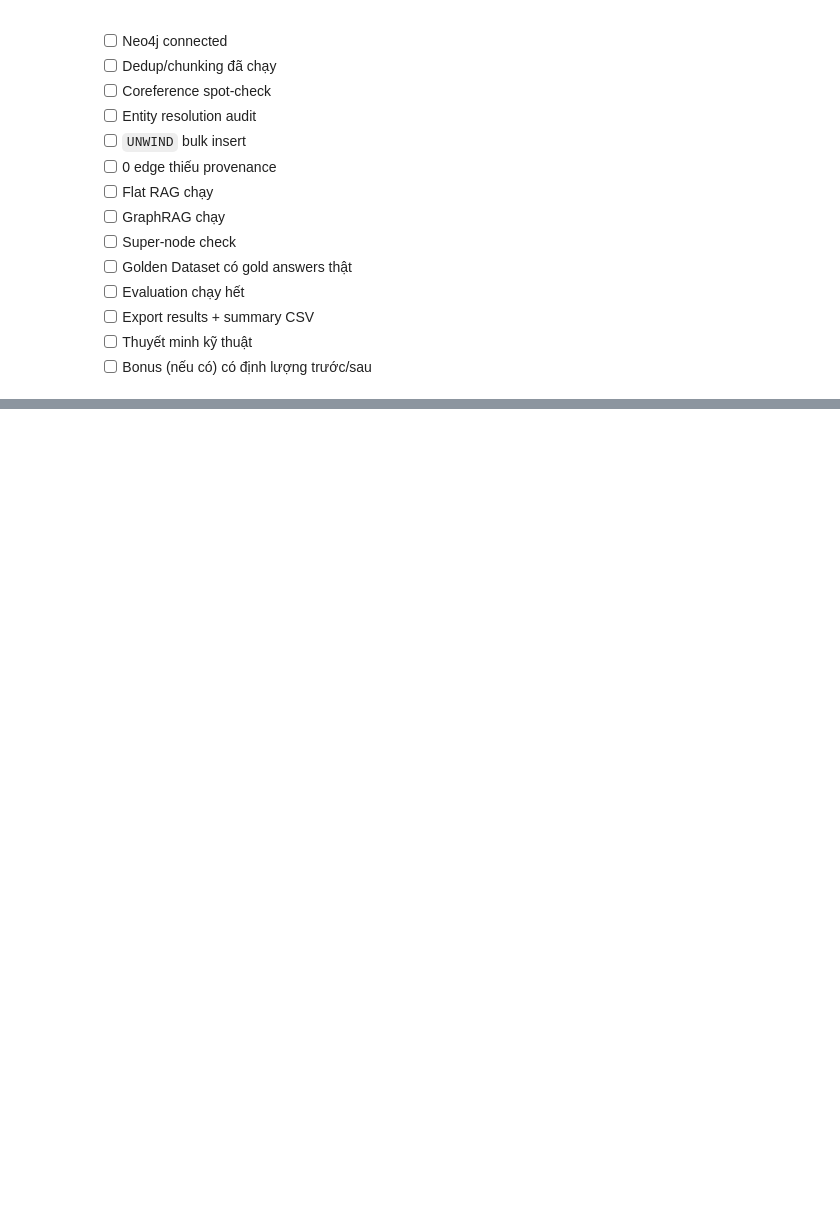
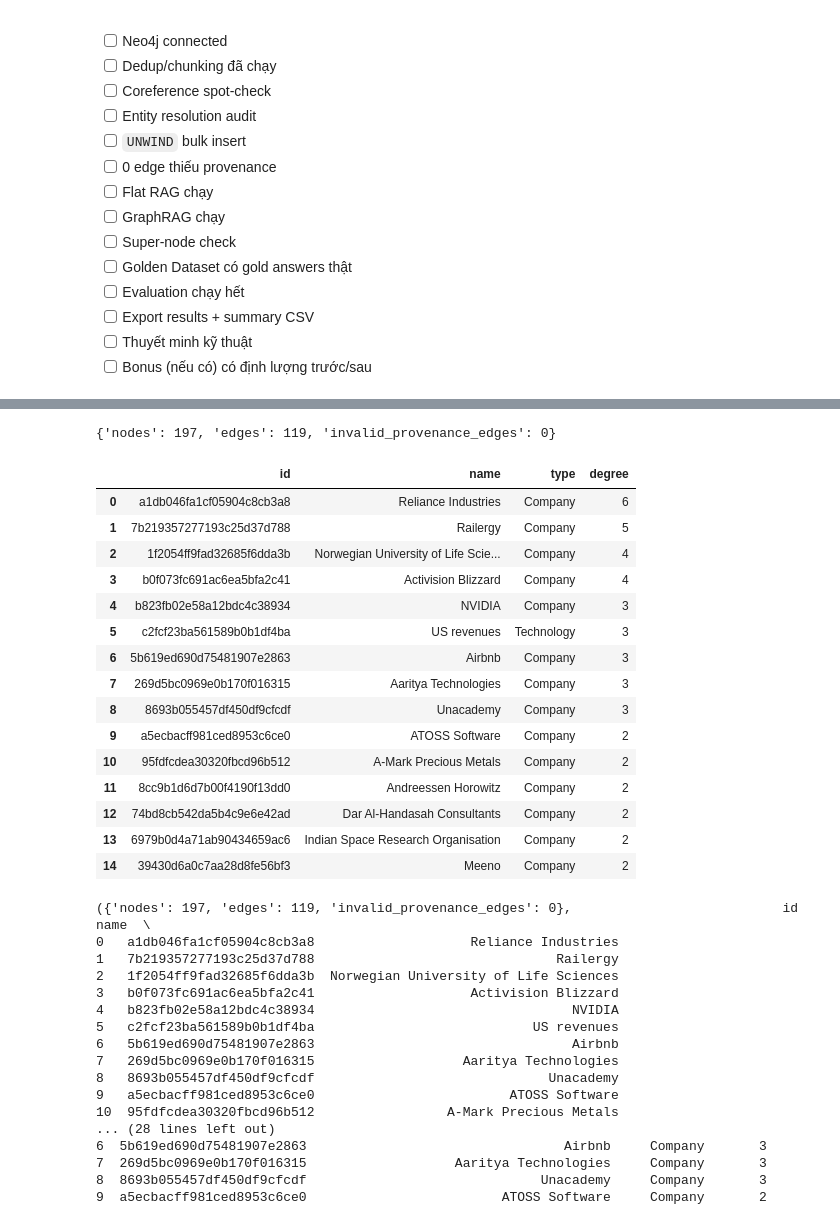
Before and after one commit to ThaiTu2602/K4-Track3-Lab19-GraphRAG_2A202601504, a Jupyter notebook: Day19_GraphRAG_vs_FlatRAG_Production_Lab_Guide.ipynb, the cells around one changed output, grey strips where cells are left out. Saved outputs shown, nothing was run; the diff lists cells and outputs as text; code cells hidden in the pictures; blank space fills up the shorter version.

```diff
--- a/Day19_GraphRAG_vs_FlatRAG_Production_Lab_Guide.ipynb
+++ b/Day19_GraphRAG_vs_FlatRAG_Production_Lab_Guide.ipynb
@@ -796,0 +960,9 @@ display(raw_triples_df.head())
+# %%
+try:
+    obj, usage = groq_json(
+        "Return strict JSON only.",
+        'Return {"status": "ok"}'
+    )
+    print("THANH CONG:", obj)
+except Exception as e:
+    print("LOI THUC SU:", repr(e))
@@ -796,0 +971,25 @@ display(raw_triples_df.head())
+# %%
+import re
+
+# Uu tien chunk co >=2 ten cong ty/thuc the viet hoa gan nhau (rui ro nham antecedent cao)
+def count_capitalized_seqs(text):
+    return len(re.findall(r'\b[A-Z][a-zA-Z&\.]*(?:\s[A-Z][a-zA-Z&\.]*){0,2}\b', text))
+
+cmp2 = extraction_source[extraction_source.text != extraction_source.resolved_text].copy()
+cmp2["risk_score"] = cmp2.text.map(count_capitalized_seqs)
+risky = cmp2.sort_values("risk_score", ascending=False).head(6)
+for r in risky.itertuples():
+    print("="*80)
+    print("CHUNK:", r.chunk_id, "| risk_score:", r.risk_score)
+    print("BEFORE:", r.text[:350])
+    print("AFTER :", r.resolved_text[:350])
+
+print("\n" + "#"*80)
+print("VI DU unresolved_mentions (co ghi nhan, khong tu suy dien):")
+unresolved = extraction_source[extraction_source.unresolved_mentions.map(len) > 0]
+print("Tong so:", len(unresolved))
+for r in unresolved.head(3).itertuples():
+    print("-"*80)
+    print("CHUNK:", r.chunk_id)
+    print("TEXT:", r.text[:250])
+    print("UNRESOLVED:", r.unresolved_mentions)
@@ -1733,0 +2207,45 @@ else:
+# %%
+try:
+    print(graph_checks())
+except Exception as e:
+    print("SKIP graph_checks:", e)
+
+try:
+    print(top_degree_df.head(10).to_string())
+except Exception as e:
+    print("SKIP top_degree_df:", e)
+# %% [output]
+{'nodes': 197, 'edges': 119, 'invalid_provenance_edges': 0}
+|  | id | name | type | degree |
+| 0 | a1db046fa1cf05904c8cb3a8 | Reliance Industries | Company | 6 |
+| 1 | 7b219357277193c25d37d788 | Railergy | Company | 5 |
+| 2 | 1f2054ff9fad32685f6dda3b | Norwegian University of Life Scie... | Company | 4 |
+| 3 | b0f073fc691ac6ea5bfa2c41 | Activision Blizzard | Company | 4 |
+| 4 | b823fb02e58a12bdc4c38934 | NVIDIA | Company | 3 |
+| 5 | c2fcf23ba561589b0b1df4ba | US revenues | Technology | 3 |
+| 6 | 5b619ed690d75481907e2863 | Airbnb | Company | 3 |
+| 7 | 269d5bc0969e0b170f016315 | Aaritya Technologies | Company | 3 |
+| 8 | 8693b055457df450df9cfcdf | Unacademy | Company | 3 |
+| 9 | a5ecbacff981ced8953c6ce0 | ATOSS Software | Company | 2 |
+| 10 | 95fdfcdea30320fbcd96b512 | A-Mark Precious Metals | Company | 2 |
+| 11 | 8cc9b1d6d7b00f4190f13dd0 | Andreessen Horowitz | Company | 2 |
+| 12 | 74bd8cb542da5b4c9e6e42ad | Dar Al-Handasah Consultants | Company | 2 |
+| 13 | 6979b0d4a71ab90434659ac6 | Indian Space Research Organisation | Company | 2 |
+| 14 | 39430d6a0c7aa28d8fe56bf3 | Meeno | Company | 2 |
+({'nodes': 197, 'edges': 119, 'invalid_provenance_edges': 0},                           id                                   name  \
+0   a1db046fa1cf05904c8cb3a8                    Reliance Industries
+1   7b219357277193c25d37d788                               Railergy
+2   1f2054ff9fad32685f6dda3b  Norwegian University of Life Sciences
+3   b0f073fc691ac6ea5bfa2c41                    Activision Blizzard
+4   b823fb02e58a12bdc4c38934                                 NVIDIA
+5   c2fcf23ba561589b0b1df4ba                            US revenues
+6   5b619ed690d75481907e2863                                 Airbnb
+7   269d5bc0969e0b170f016315                   Aaritya Technologies
+8   8693b055457df450df9cfcdf                              Unacademy
+9   a5ecbacff981ced8953c6ce0                         ATOSS Software
+10  95fdfcdea30320fbcd96b512                 A-Mark Precious Metals
+... (28 lines left out)
+6  5b619ed690d75481907e2863                                 Airbnb     Company       3
+7  269d5bc0969e0b170f016315                   Aaritya Technologies     Company       3
+8  8693b055457df450df9cfcdf                              Unacademy     Company       3
+9  a5ecbacff981ced8953c6ce0                         ATOSS Software     Company       2
```
Also changed, not shown: parts of 26 cells of this notebook.
